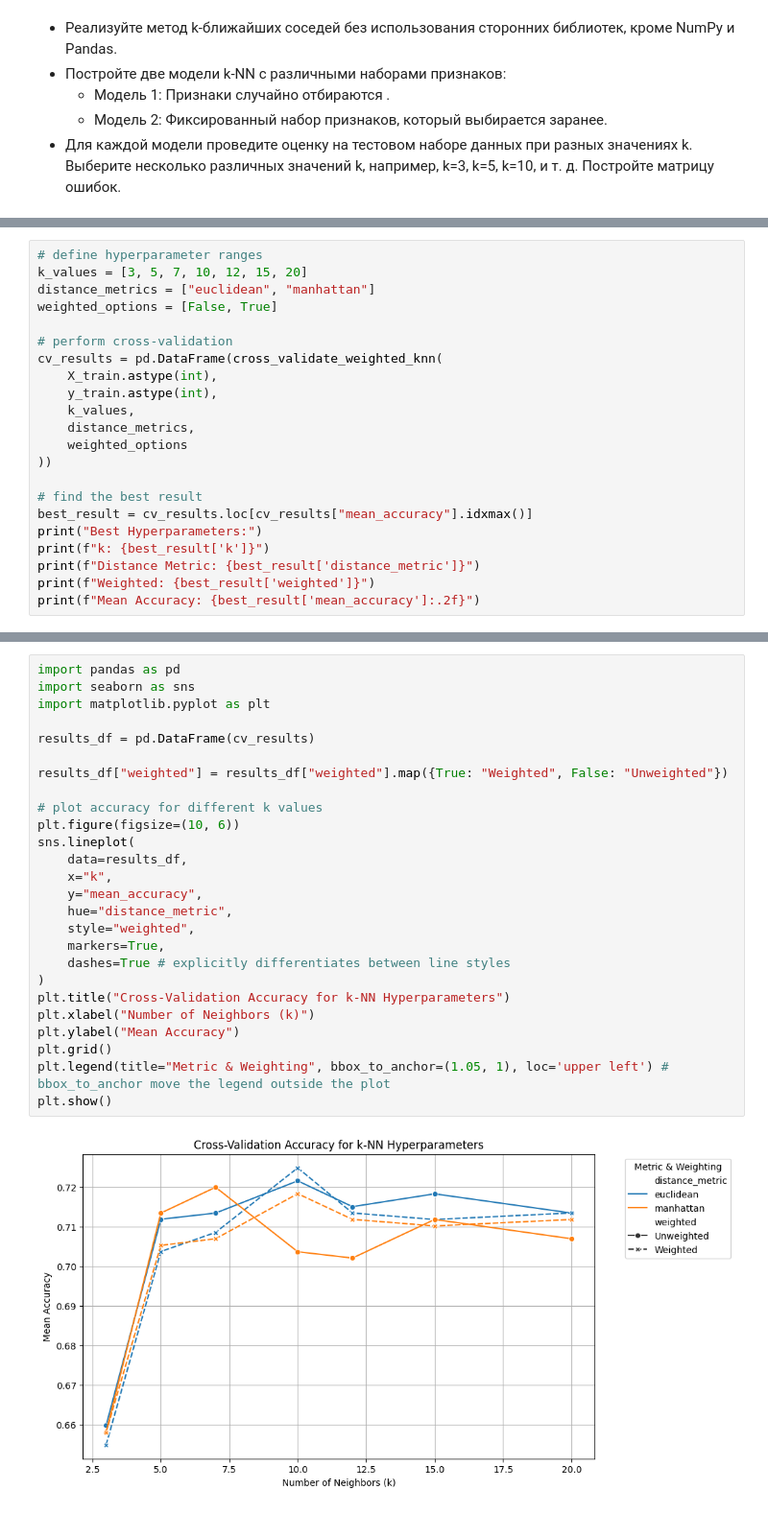
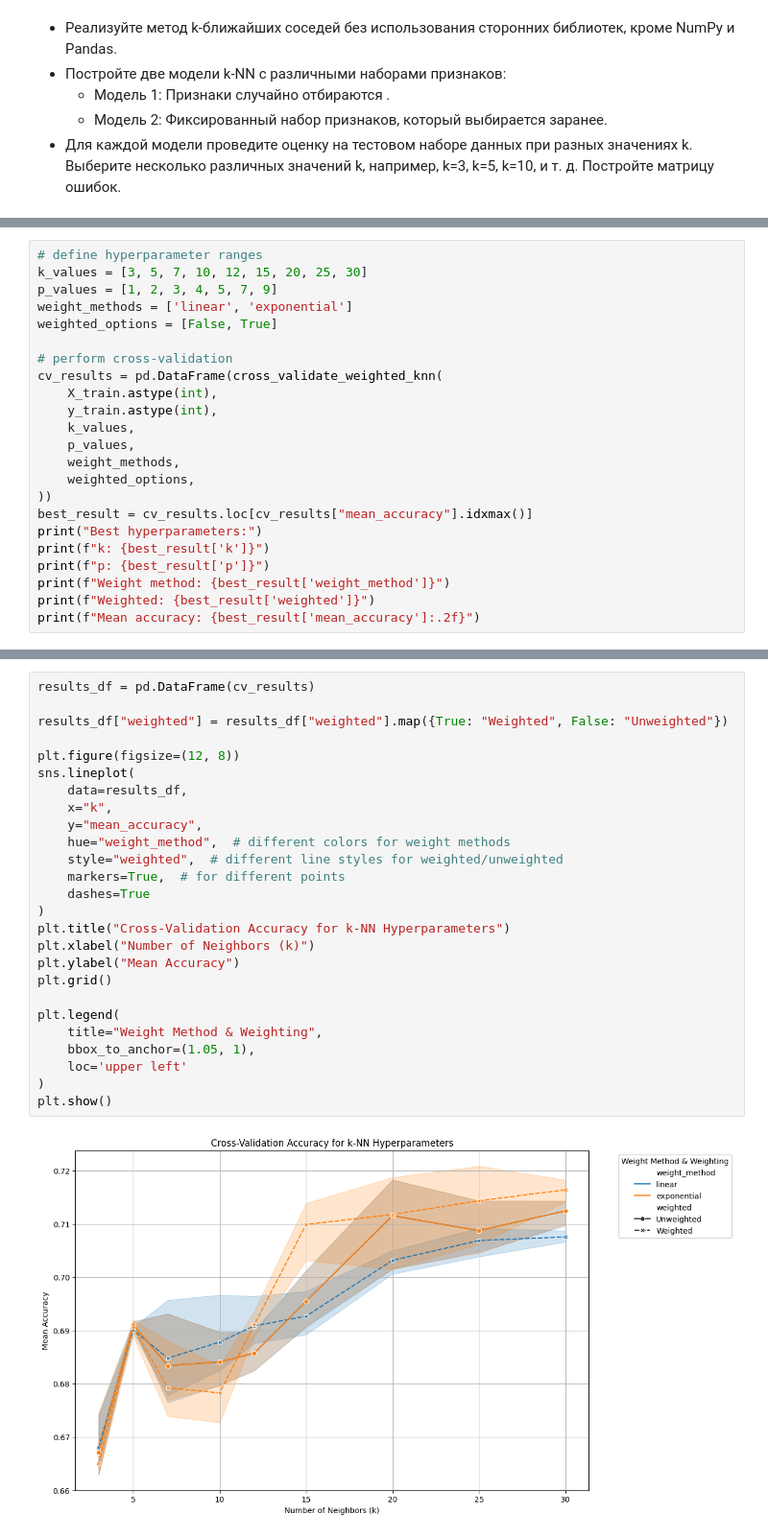
Before and after one commit to 7Kseniya/AI_Systems, a Jupyter notebook: ml_intro/lab4/knn.ipynb, the cells around one changed output, grey strips where cells are left out. Shown at 96% size. Drawn from its saved outputs; the diff is of its cells as text.

```diff
--- a/ml_intro/lab4/knn.ipynb
+++ b/ml_intro/lab4/knn.ipynb
@@ -328,8 +451,9 @@ def cross_validate_weighted_knn(X, y, k_values, distance_metrics, weighted_optio
     return results
 # %%
 # define hyperparameter ranges
-k_values = [3, 5, 7, 10, 12, 15, 20]
-distance_metrics = ["euclidean", "manhattan"]
+k_values = [3, 5, 7, 10, 12, 15, 20, 25, 30]
+p_values = [1, 2, 3, 4, 5, 7, 9]
+weight_methods = ['linear', 'exponential']
 weighted_options = [False, True]
 
 # perform cross-validation
@@ -337,15 +461,15 @@ cv_results = pd.DataFrame(cross_validate_weighted_knn(
     X_train.astype(int),
     y_train.astype(int),
     k_values,
-    distance_metrics,
-    weighted_options
+    p_values,
+    weight_methods,
+    weighted_options,
 ))
-
-# find the best result
 best_result = cv_results.loc[cv_results["mean_accuracy"].idxmax()]
-print("Best Hyperparameters:")
+print("Best hyperparameters:")
 print(f"k: {best_result['k']}")
-print(f"Distance Metric: {best_result['distance_metric']}")
+print(f"p: {best_result['p']}")
+print(f"Weight method: {best_result['weight_method']}")
 print(f"Weighted: {best_result['weighted']}")
-print(f"Mean Accuracy: {best_result['mean_accuracy']:.2f}")
+print(f"Mean accuracy: {best_result['mean_accuracy']:.2f}")
 # %% [output]
@@ -357,28 +484,28 @@ Mean Accuracy: 0.72
 # %%
-import pandas as pd
-import seaborn as sns
-import matplotlib.pyplot as plt
-
 results_df = pd.DataFrame(cv_results)
 
 results_df["weighted"] = results_df["weighted"].map({True: "Weighted", False: "Unweighted"})
 
-# plot accuracy for different k values
-plt.figure(figsize=(10, 6))
+plt.figure(figsize=(12, 8))
 sns.lineplot(
     data=results_df,
     x="k",
     y="mean_accuracy",
-    hue="distance_metric",
-    style="weighted",
-    markers=True,
-    dashes=True # explicitly differentiates between line styles
+    hue="weight_method",  # different colors for weight methods
+    style="weighted",  # different line styles for weighted/unweighted
+    markers=True,  # for different points
+    dashes=True
 )
 plt.title("Cross-Validation Accuracy for k-NN Hyperparameters")
 plt.xlabel("Number of Neighbors (k)")
 plt.ylabel("Mean Accuracy")
 plt.grid()
-plt.legend(title="Metric & Weighting", bbox_to_anchor=(1.05, 1), loc='upper left') # bbox_to_anchor move the legend outside the plot
+
+plt.legend(
+    title="Weight Method & Weighting",
+    bbox_to_anchor=(1.05, 1),
+    loc='upper left'
+)
 plt.show()
 # %% [output]
-[figure, old version]
+[figure, new version]
```
Also changed, not shown: parts of 17 cells of this notebook, 2 other files.
